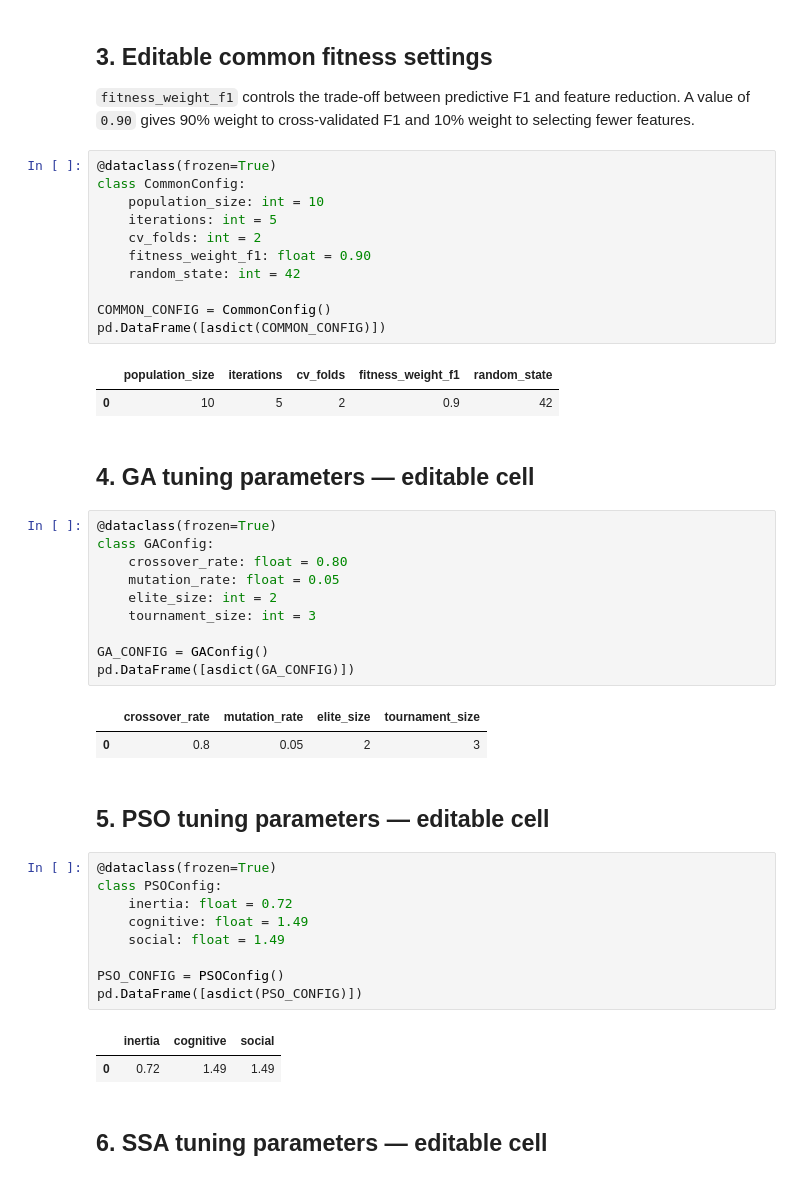
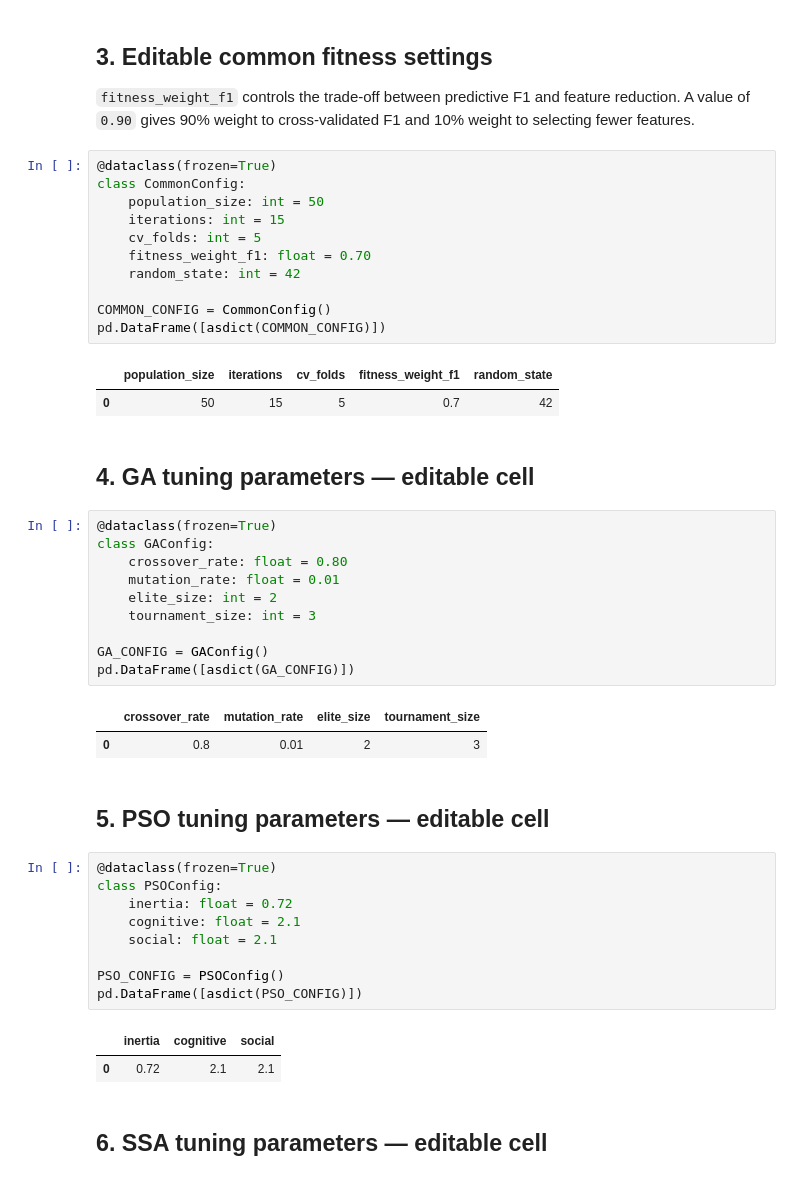
Before and after one commit to asheta66/Data-Mining, a Jupyter notebook: GA/Metaheuristic_Feature_Selection_Aligned_Fitness_Executed.ipynb, the cells around one changed output. Saved outputs shown, nothing was run; the diff lists cells and outputs as text.

```diff
--- a/GA/Metaheuristic_Feature_Selection_Aligned_Fitness_Executed.ipynb
+++ b/GA/Metaheuristic_Feature_Selection_Aligned_Fitness_Executed.ipynb
@@ -221,24 +221,24 @@ classifier_df
 # %%
 @dataclass(frozen=True)
 class CommonConfig:
-    population_size: int = 10
-    iterations: int = 5
-    cv_folds: int = 2
-    fitness_weight_f1: float = 0.90
+    population_size: int = 50
+    iterations: int = 15
+    cv_folds: int = 5
+    fitness_weight_f1: float = 0.70
     random_state: int = 42
 
 COMMON_CONFIG = CommonConfig()
 pd.DataFrame([asdict(COMMON_CONFIG)])
 # %% [output]
 |  | population_size | iterations | cv_folds | fitness_weight_f1 | random_state |
-| 0 | 10 | 5 | 2 | 0.9 | 42 |
+| 0 | 50 | 15 | 5 | 0.7 | 42 |
 # %% [markdown]
 ## 4. GA tuning parameters — editable cell
 # %%
 @dataclass(frozen=True)
 class GAConfig:
     crossover_rate: float = 0.80
-    mutation_rate: float = 0.05
+    mutation_rate: float = 0.01
     elite_size: int = 2
     tournament_size: int = 3
 
@@ -246,21 +246,21 @@ GA_CONFIG = GAConfig()
 pd.DataFrame([asdict(GA_CONFIG)])
 # %% [output]
 |  | crossover_rate | mutation_rate | elite_size | tournament_size |
-| 0 | 0.8 | 0.05 | 2 | 3 |
+| 0 | 0.8 | 0.01 | 2 | 3 |
 # %% [markdown]
 ## 5. PSO tuning parameters — editable cell
 # %%
 @dataclass(frozen=True)
 class PSOConfig:
     inertia: float = 0.72
-    cognitive: float = 1.49
-    social: float = 1.49
+    cognitive: float = 2.1
+    social: float = 2.1
 
 PSO_CONFIG = PSOConfig()
 pd.DataFrame([asdict(PSO_CONFIG)])
 # %% [output]
 |  | inertia | cognitive | social |
-| 0 | 0.72 | 1.49 | 1.49 |
+| 0 | 0.72 | 2.1 | 2.1 |
 # %% [markdown]
 ## 6. SSA tuning parameters — editable cell
 # %%
```
Also changed, not shown: parts of 6 cells of this notebook.
